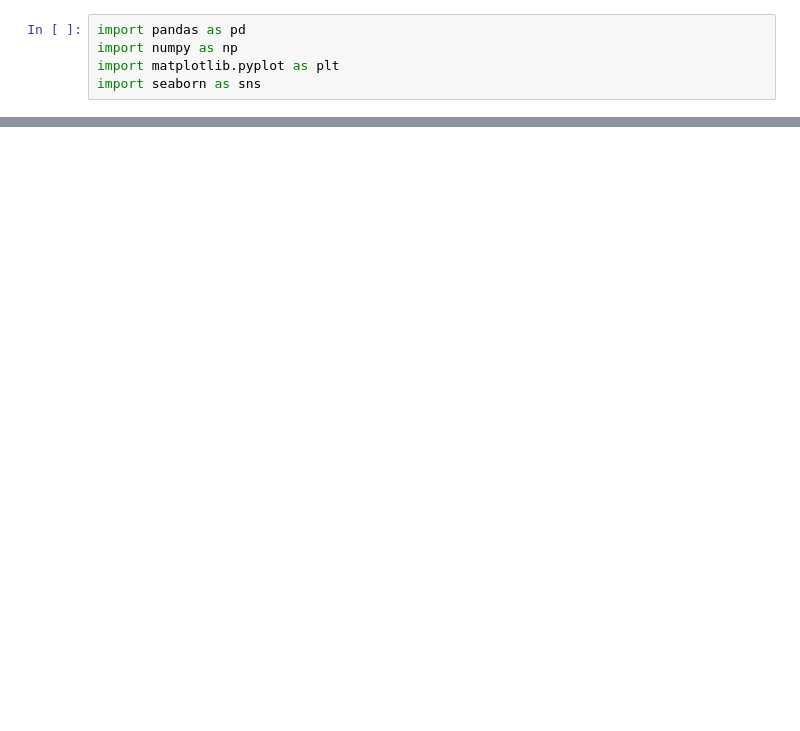
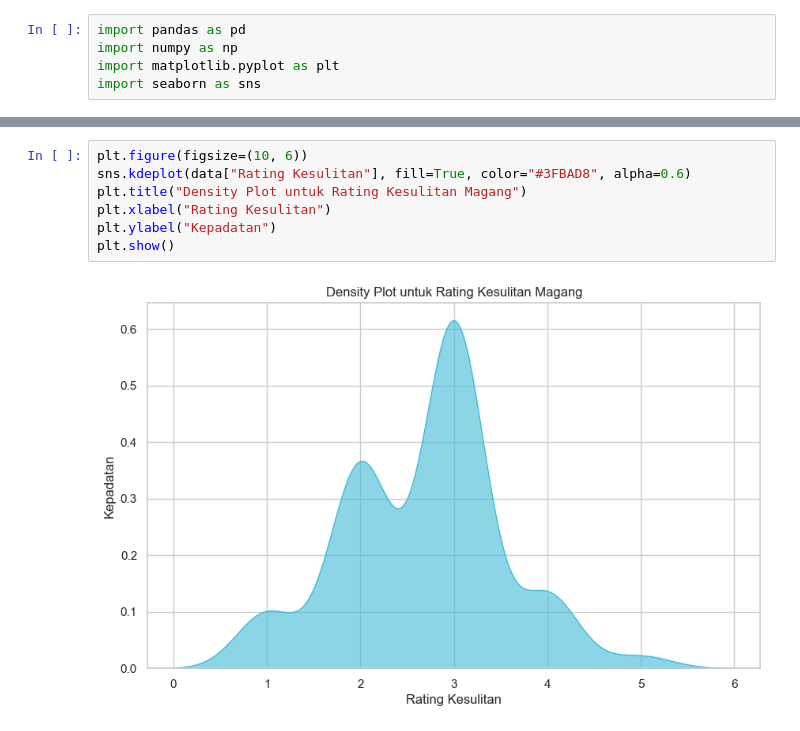
Before and after one commit to FadilAlfaizii/KELOMPOK, a Jupyter notebook: PythonAnalyst_Kelompok03.ipynb, the cells around one changed output, grey strips where cells are left out. Cells and saved outputs as stored; diff of their text form; blank space fills up the shorter version.

```diff
--- a/PythonAnalyst_Kelompok03.ipynb
+++ b/PythonAnalyst_Kelompok03.ipynb
@@ -369,0 +112,9 @@ data_buyer
+# %%
+plt.figure(figsize=(10, 6))
+sns.kdeplot(data["Rating Kesulitan"], fill=True, color="#3FBAD8", alpha=0.6)
+plt.title("Density Plot untuk Rating Kesulitan Magang")
+plt.xlabel("Rating Kesulitan")
+plt.ylabel("Kepadatan")
+plt.show()
+# %% [output]
+[figure, added]
```
Also changed, not shown: parts of 44 cells of this notebook, 1 other file.
